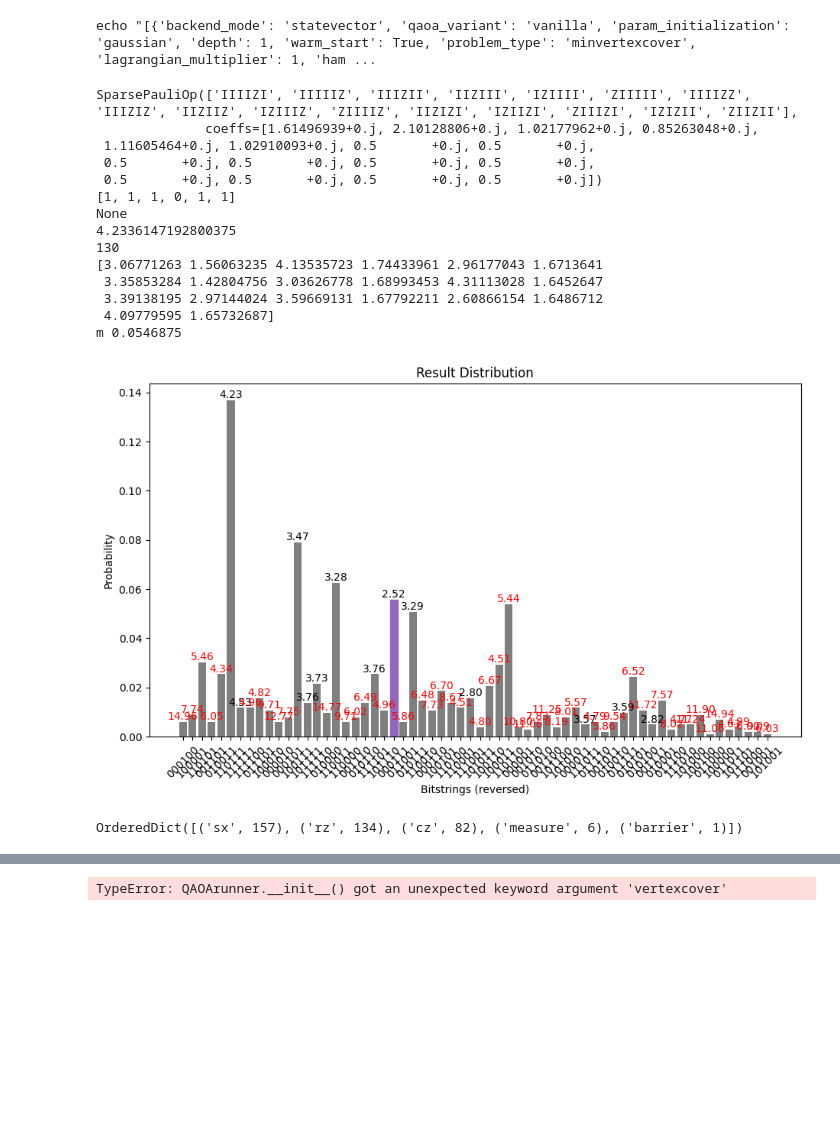
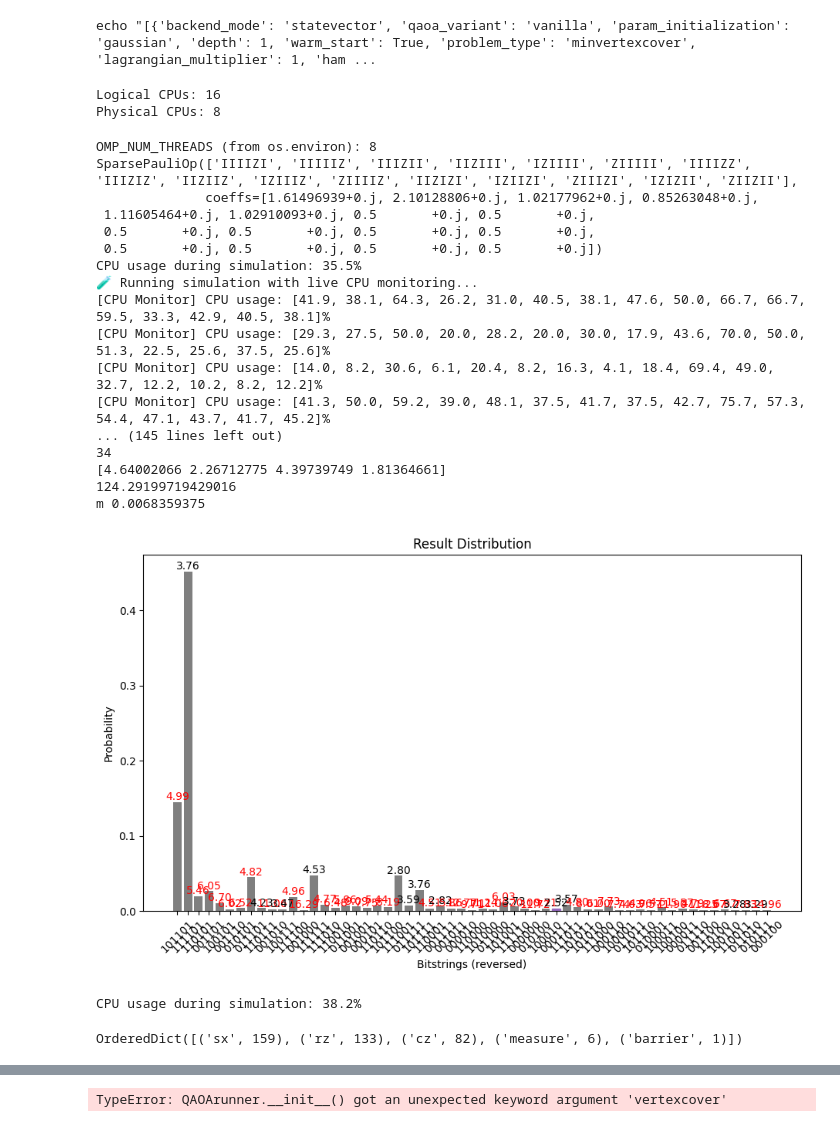
Before and after one commit to Smeidir/QAOA, a Jupyter notebook: tests.ipynb, the cells around one changed output, grey strips where cells are left out. Drawn from its saved outputs; the diff is of its cells as text; code cells hidden in the pictures; blank space fills up the shorter version.

```diff
--- a/tests.ipynb
+++ b/tests.ipynb
@@ -102,3 +110,13 @@ print(f'echo "{combinations}" > qaoa_settings.txt')
 #print(len(combinations))
 # %% [output]
 echo "[{'backend_mode': 'statevector', 'qaoa_variant': 'vanilla', 'param_initialization': 'gaussian', 'depth': 1, 'warm_start': True, 'problem_type': 'minvertexcover', 'lagrangian_multiplier': 1, 'ham ...
+# %%
+problem = MaxCutProblem()
+graphs = problem.get_erdos_renyi_graphs_paper1()
+import psutil
+
+print(f"Logical CPUs: {psutil.cpu_count(logical=True)}")
+print(f"Physical CPUs: {psutil.cpu_count(logical=False)}")
+# %% [output]
+Logical CPUs: 16
+Physical CPUs: 8
@@ -105,50 +127,82 @@ echo "[{'backend_mode': 'statevector', 'qaoa_variant': 'vanilla', 'param_initial
 # %%
 graph = graphs[0]
+import threading
+import time
+import os
+print("OMP_NUM_THREADS (from os.environ):", os.environ.get("OMP_NUM_THREADS", "not set"))
+def monitor_cpu(stop_event):
+    while not stop_event.is_set():
+        usage = psutil.cpu_percent(interval=0.5,percpu=True)
+        print(f"[CPU Monitor] CPU usage: {usage}%")
 quantum = QAOArunner(graph=graph,
                      backend_mode = 'noisy_sampling',
                      param_initialization= 'gaussian',
                      qaoa_variant='vanilla',
                      optimizer='COBYLA',
-                     depth =10,
+                     depth =2,
                      problem_type='minvertexcover',
                      warm_start=False,
                      amount_shots = 1000,
                      max_tol = 1e-2,#lower shots and tolerance for faster runs
                      hamming_dist = 2
                      )
 
 quantum.build_circuit()
 print(quantum.cost_hamiltonian)
-quantum.run()
+print(f"CPU usage during simulation: {psutil.cpu_percent()}%")
+def run_simulation():
+    quantum.run()
 #print(f'Total time: {quantum.time_elapsed} in which {np.sum(quantum.runtimes)/quantum.time_elapsed:.2f}% was spent inside the cost_func_estimator and {1 - np.sum(quantum.runtimes)/quantum.time_elapsed:.2f} inside optimizer and help functions.')
 #removed timer statements from qaoa so above line does not work
+stop_event = threading.Event()
+monitor_thread = threading.Thread(target=monitor_cpu, args=(stop_event,))
+monitor_thread.start()
+
+print("🧪 Running simulation with live CPU monitoring...")
+start = time.time()
+run_simulation()
+end = time.time()
+
+stop_event.set()
+monitor_thread.join()
+
+print(f"⏱️ Simulation time: {end - start:.2f} sec")
 print(quantum.solution)
 print(quantum.hamming_string)
 print(quantum.evaluate_solution())
 print(quantum.fev)
 print(quantum.final_params)
+print(quantum.time_elapsed)
 print('m',quantum.get_prob_measure_optimal())
 quantum.print_bitstrings()
 # %% [output]
+OMP_NUM_THREADS (from os.environ): 8
 SparsePauliOp(['IIIIZI', 'IIIIIZ', 'IIIZII', 'IIZIII', 'IZIIII', 'ZIIIII', 'IIIIZZ', 'IIIZIZ', 'IIZIIZ', 'IZIIIZ', 'ZIIIIZ', 'IIZIZI', 'IZIIZI', 'ZIIIZI', 'IZIZII', 'ZIIZII'],
               coeffs=[1.61496939+0.j, 2.10128806+0.j, 1.02177962+0.j, 0.85263048+0.j,
  1.11605464+0.j, 1.02910093+0.j, 0.5       +0.j, 0.5       +0.j,
  0.5       +0.j, 0.5       +0.j, 0.5       +0.j, 0.5       +0.j,
  0.5       +0.j, 0.5       +0.j, 0.5       +0.j, 0.5       +0.j])
-[1, 1, 1, 0, 1, 1]
-None
-4.2336147192800375
-130
-[3.06771263 1.56063235 4.13535723 1.74433961 2.96177043 1.6713641
- 3.35853284 1.42804756 3.03626778 1.68993453 4.31113028 1.6452647
- 3.39138195 2.97144024 3.59669131 1.67792211 2.60866154 1.6486712
- 4.09779595 1.65732687]
-m 0.0546875
+CPU usage during simulation: 35.5%
+🧪 Running simulation with live CPU monitoring...
+[CPU Monitor] CPU usage: [41.9, 38.1, 64.3, 26.2, 31.0, 40.5, 38.1, 47.6, 50.0, 66.7, 66.7, 59.5, 33.3, 42.9, 40.5, 38.1]%
+[CPU Monitor] CPU usage: [29.3, 27.5, 50.0, 20.0, 28.2, 20.0, 30.0, 17.9, 43.6, 70.0, 50.0, 51.3, 22.5, 25.6, 37.5, 25.6]%
+[CPU Monitor] CPU usage: [14.0, 8.2, 30.6, 6.1, 20.4, 8.2, 16.3, 4.1, 18.4, 69.4, 49.0, 32.7, 12.2, 10.2, 8.2, 12.2]%
+[CPU Monitor] CPU usage: [41.3, 50.0, 59.2, 39.0, 48.1, 37.5, 41.7, 37.5, 42.7, 75.7, 57.3, 54.4, 47.1, 43.7, 41.7, 45.2]%
+... (145 lines left out)
+34
+[4.64002066 2.26712775 4.39739749 1.81364661]
+124.29199719429016
+m 0.0068359375
-[figure, old version]
+[figure, new version]
+# %%
+# Simulate a short run, then
+print(f"CPU usage during simulation: {psutil.cpu_percent()}%")
+# %% [output]
+CPU usage during simulation: 38.2%
 # %%
 print(quantum.circuit.count_ops())
 # %% [output]
-OrderedDict([('sx', 157), ('rz', 134), ('cz', 82), ('measure', 6), ('barrier', 1)])
+OrderedDict([('sx', 159), ('rz', 133), ('cz', 82), ('measure', 6), ('barrier', 1)])
 # %%
 from pprint import pprint
 
```
Also changed, not shown: parts of 4 cells of this notebook, 14 other files.
